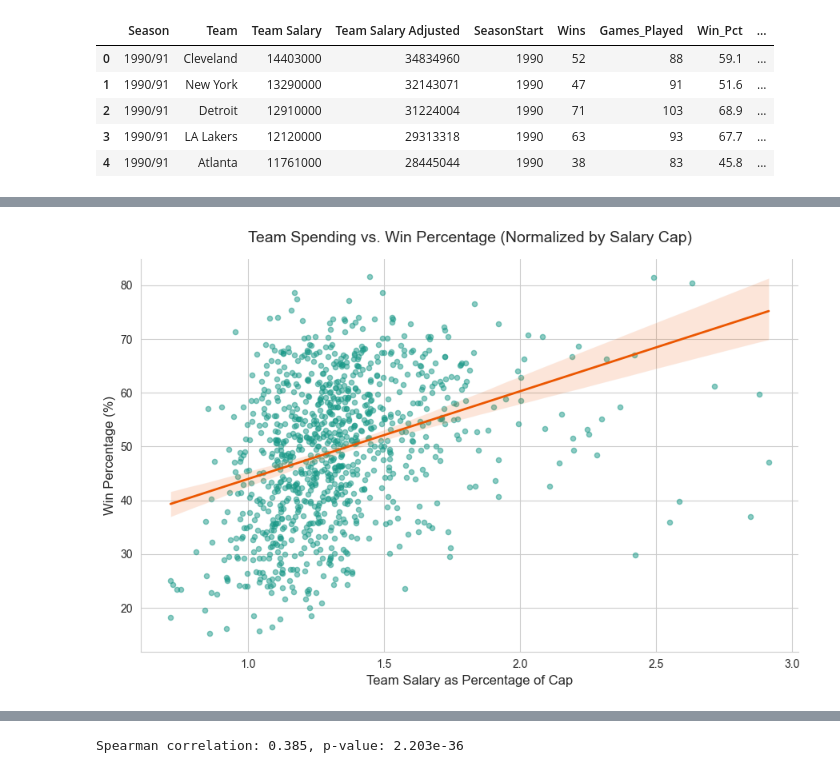
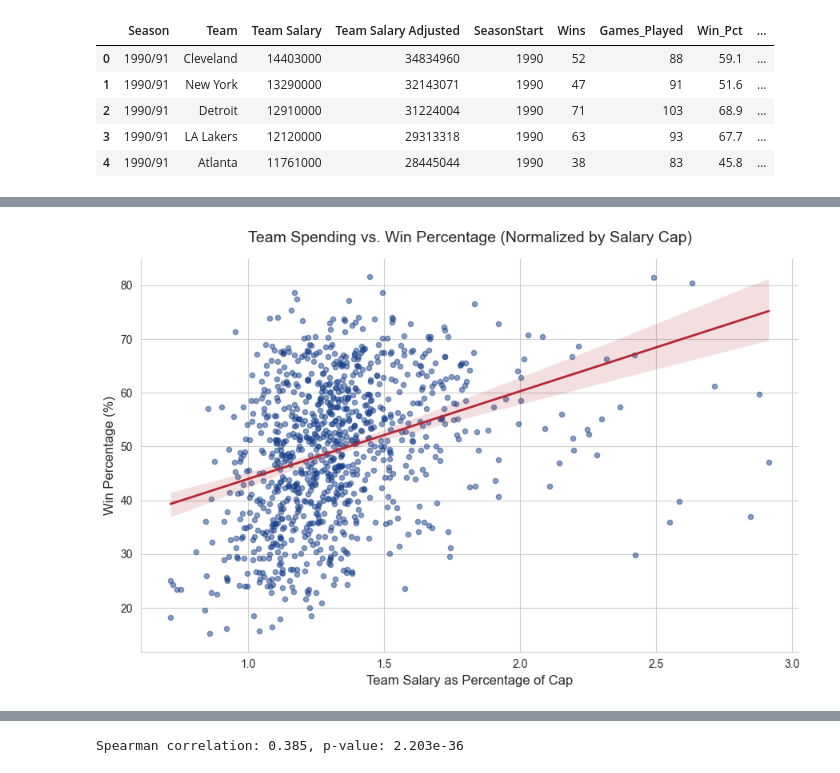
Before and after one commit to 5v3nn/uzh-esc403-data-science-project-nba, a Jupyter notebook: financial_influence.ipynb, the cells around one changed output, grey strips where cells are left out. Cells and saved outputs as stored; diff of their text form; code cells hidden in the pictures.

```diff
--- a/financial_influence.ipynb
+++ b/financial_influence.ipynb
@@ -860,36 +860,36 @@ plt.show()
 # %%
 sns.set_style("whitegrid")
 
 # Create the lmplot
 # lmplot returns a FacetGrid, so we adjust its properties
 g = sns.lmplot(
     data=salary_with_wins,
     x="salary_pct_cap",
     y="Win_Pct",
-    line_kws={"color": "#eb5600", "linewidth": 2},  # Make regression line more prominent
-    scatter_kws={"alpha": 0.5, "s": 20, "color": "#1a9988"},        # Adjust scatter point transparency, size, and color
+    line_kws={"color": "#b52532", "linewidth": 2},  # Make regression line more prominent
+    scatter_kws={"alpha": 0.5, "s": 20, "color": "#17408b"},        # Adjust scatter point transparency, size, and color
     height=6,                                   # Control the height of the plot
     aspect=1.5                                  # Control the aspect ratio
 )
 
 # Set titles and labels using the FacetGrid object
 g.set_axis_labels("Team Salary as Percentage of Cap", "Win Percentage (%)", fontsize=12)
 g.ax.set_title("Team Spending vs. Win Percentage (Normalized by Salary Cap)", fontsize=14, pad=15)
 
 # Add a more descriptive y-axis label if needed
 # g.ax.set_ylabel("Win Percentage (%)", fontsize=12)
 
 
 # You can further customize the x and y ticks if necessary
 # g.ax.xaxis.set_major_locator(mticker.MultipleLocator(0.2)) # Example: ticks every 0.2
 # g.ax.yaxis.set_major_locator(mticker.MultipleLocator(10))  # Example: ticks every 10%
 
 # Ensure layout is tight
 plt.tight_layout()
 plt.show()
 # ...existing code...
 # %% [output]
-[figure, old version]
+[figure, new version]
 # %%
 sns.set_style("whitegrid")
 
```
Also changed, not shown: parts of 5 cells of this notebook.
